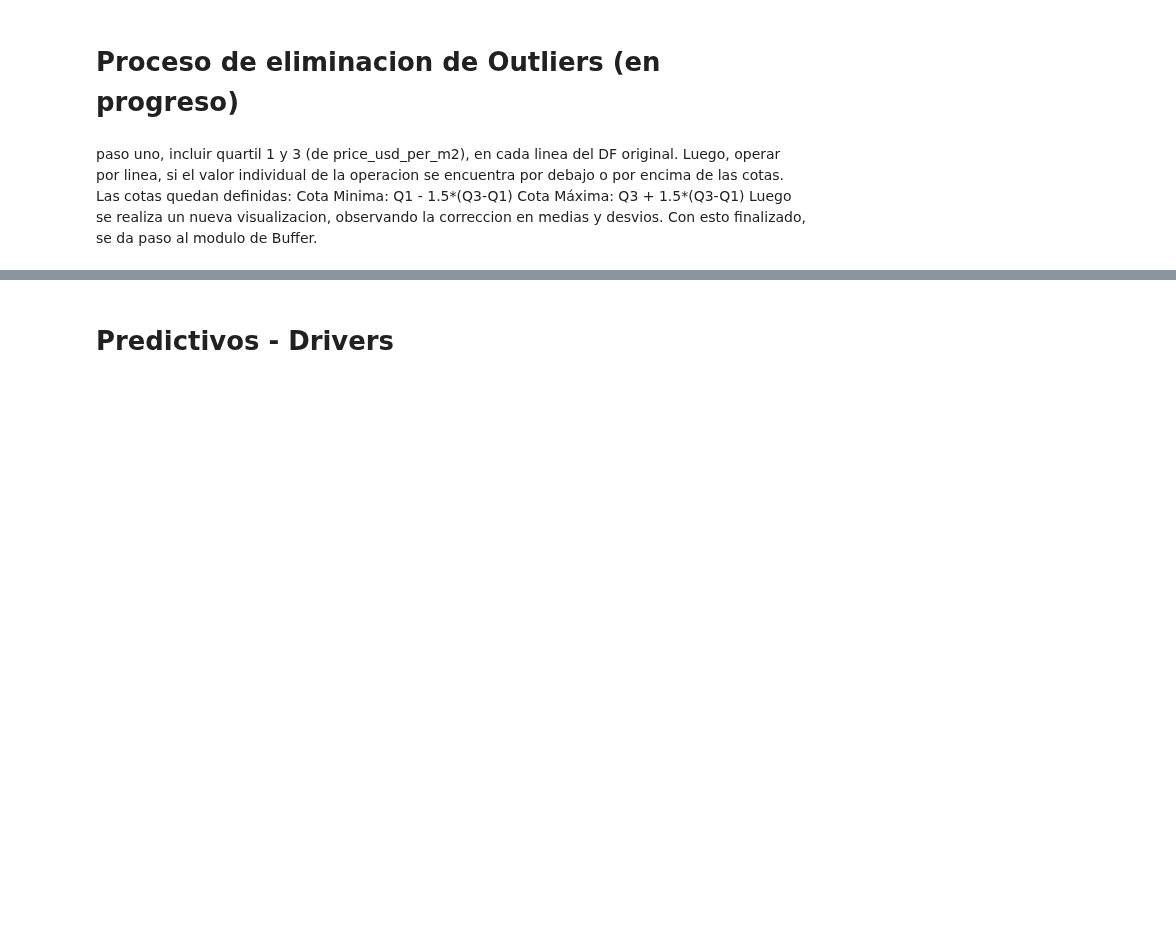
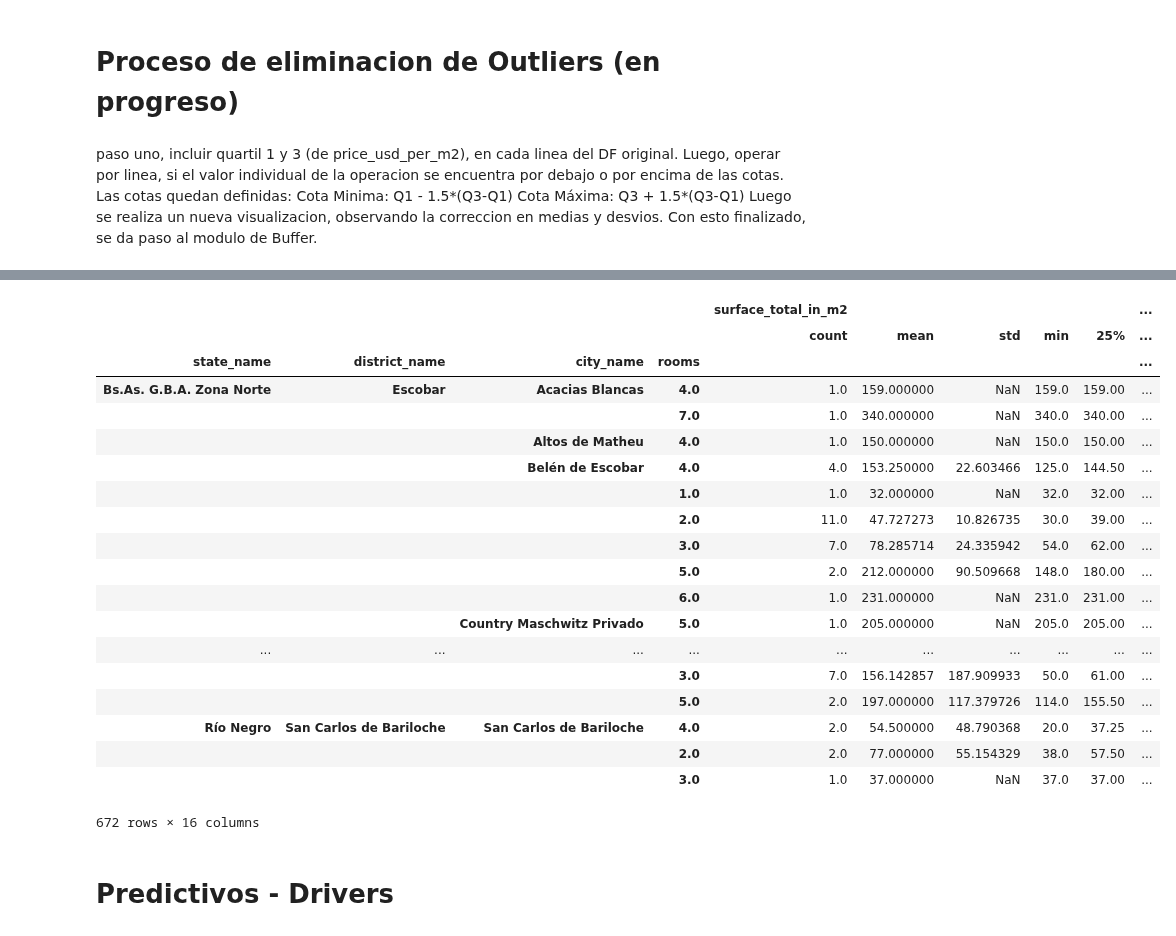
Before and after one commit to rgvillar/properati, a Jupyter notebook: Grupo7.ipynb, the cells around one changed output, grey strips where cells are left out. Saved outputs shown, nothing was run; the diff lists cells and outputs as text; code cells hidden in the pictures; blank space fills up the shorter version.

```diff
--- a/Grupo7.ipynb
+++ b/Grupo7.ipynb
@@ -925,0 +876,16 @@ dfprop[dfprop['ambientes_title'] != dfprop['ambientes_desc']][['ambientes_title'
+# %%
+dfprop.loc[dfprop['rooms'] != dfprop['ambientes_title'], 'rooms'] = dfprop.loc[dfprop['rooms'] != dfprop['ambientes_title'], 'ambientes_title']
+# %%
+#descartamos las columnas 'ambientes_title' y 'ambientes_desc' para evitar confusiones
+dfprop = dfprop.drop(labels = ['ambientes_title', 'ambientes_desc'], axis = 1)
+# %%
+#Buscamos la descripción para extraer información sobre la cantidad de baños:
+baños_desc = []
+for i in range(len(dfprop.index)):
+    if re.search(r"\d\s"+'baño', str(dfprop['description'].iloc[i]), flags = re.IGNORECASE):
+        baños_desc.append(float(re.search(r"\d",re.search(r"\d\s"+'baño', dfprop['description'].iloc[i], flags = re.IGNORECASE).group()).group()))
+    elif re.search(r"\d\s"+'bano', str(dfprop['description'].iloc[i]), flags = re.IGNORECASE):
+        baños_desc.append(float(re.search(r"\d",re.search(r"\d\s"+'bano', dfprop['description'].iloc[i], flags = re.IGNORECASE).group()).group()))
+    else:
+        baños_desc.append(np.nan)
+dfprop['baños_desc'] = baños_desc
@@ -925,0 +910,6 @@ dfprop[dfprop['ambientes_title'] != dfprop['ambientes_desc']][['ambientes_title'
+# %%
+#dado que sólo hemos obtenido cantidad de baños para 14.5k registros,
+#asumimos que si no dice nada al respecto, la propiedad tiene un baño.
+
+dfprop.fillna({'baños_desc': 1}, inplace = True)
+dfprop['baños_desc'].describe()
@@ -939,3 +959,26 @@ dfprop_group_quartiles
+# %%
+dfprop.groupby(by = ['state_name','district_name', 'city_name', 'rooms'])[['surface_total_in_m2','price_usd_per_m2']].describe()
+# %% [output]
+|  |  |  |  | surface_total_in_m2 |  |  |  |  | ... |
+|  |  |  |  | count | mean | std | min | 25% | ... |
+| state_name | district_name | city_name | rooms |  |  |  |  |  | ... |
+| Bs.As. G.B.A. Zona Norte | Escobar | Acacias Blancas | 4.0 | 1.0 | 159.000000 | NaN | 159.0 | 159.00 | ... |
+|  |  |  | 7.0 | 1.0 | 340.000000 | NaN | 340.0 | 340.00 | ... |
+|  |  | Altos de Matheu | 4.0 | 1.0 | 150.000000 | NaN | 150.0 | 150.00 | ... |
+|  |  | Belén de Escobar | 4.0 | 4.0 | 153.250000 | 22.603466 | 125.0 | 144.50 | ... |
+|  |  |  | 1.0 | 1.0 | 32.000000 | NaN | 32.0 | 32.00 | ... |
+|  |  |  | 2.0 | 11.0 | 47.727273 | 10.826735 | 30.0 | 39.00 | ... |
+|  |  |  | 3.0 | 7.0 | 78.285714 | 24.335942 | 54.0 | 62.00 | ... |
+|  |  |  | 5.0 | 2.0 | 212.000000 | 90.509668 | 148.0 | 180.00 | ... |
+|  |  |  | 6.0 | 1.0 | 231.000000 | NaN | 231.0 | 231.00 | ... |
+|  |  | Country Maschwitz Privado | 5.0 | 1.0 | 205.000000 | NaN | 205.0 | 205.00 | ... |
+| ... | ... | ... | ... | ... | ... | ... | ... | ... | ... |
+|  |  |  | 3.0 | 7.0 | 156.142857 | 187.909933 | 50.0 | 61.00 | ... |
+|  |  |  | 5.0 | 2.0 | 197.000000 | 117.379726 | 114.0 | 155.50 | ... |
+| Río Negro | San Carlos de Bariloche | San Carlos de Bariloche | 4.0 | 2.0 | 54.500000 | 48.790368 | 20.0 | 37.25 | ... |
+|  |  |  | 2.0 | 2.0 | 77.000000 | 55.154329 | 38.0 | 57.50 | ... |
+|  |  |  | 3.0 | 1.0 | 37.000000 | NaN | 37.0 | 37.00 | ... |
+672 rows × 16 columns
 # %% [markdown]
 # Predictivos - Drivers
 # %% [markdown]
```
Also changed, not shown: parts of 17 cells of this notebook.
